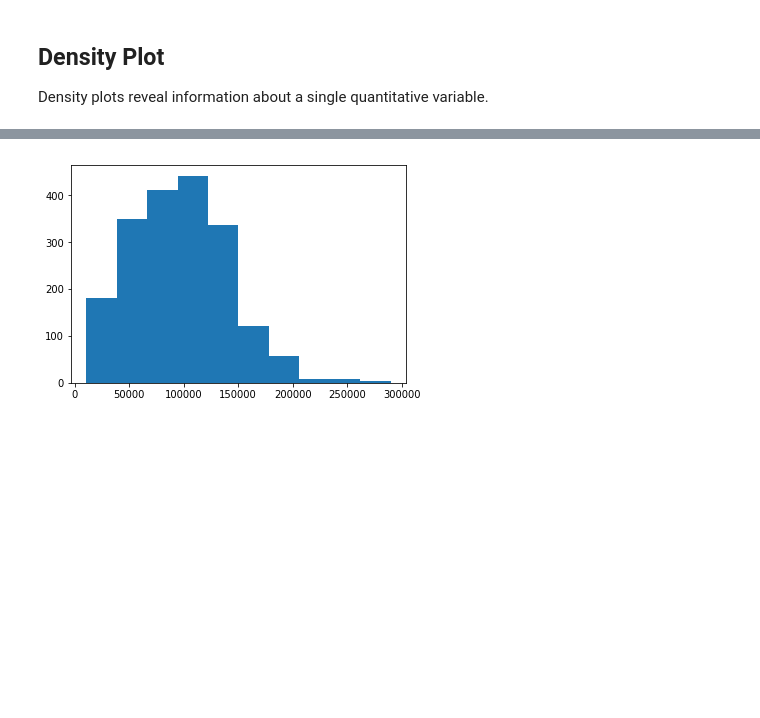
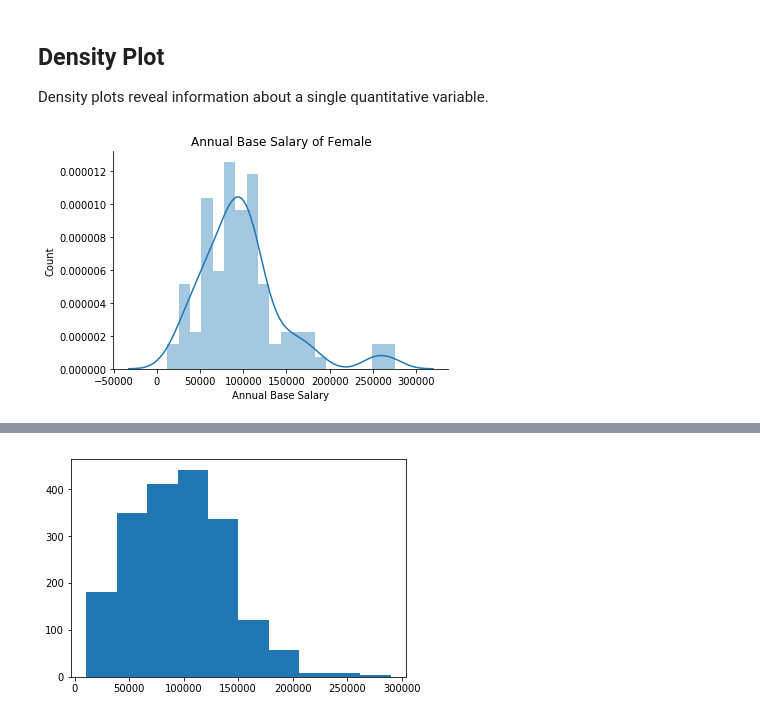
Before and after one commit to stt045/Projects, a Jupyter notebook: FinalProject.ipynb, the cells around one changed output, grey strips where cells are left out. Cells and saved outputs as stored; diff of their text form; code cells hidden in the pictures; blank space fills up the shorter version.

```diff
--- a/FinalProject.ipynb
+++ b/FinalProject.ipynb
@@ -250,4 +250,19 @@ ax.set_xlabel('Gender');
 # %% [markdown]
 ## Density Plot
 Density plots reveal information about a single quantitative variable.
+# %%
+# Build a data frame for density plot of female's annual vase salary
+df_density_plots_female = df_append.copy()
+df_density_plots_female = df_density_plots_female[df_density_plots_female['Gender'] == 'Female']
+df_density_plots_female = df_density_plots_female.drop(columns = ['Annual Bonus', 'Location', 'Position Type', 'Signing Bonus'])
+df_density_plots_female = df_density_plots_female[df_density_plots_female['Annual Base Pay'] < 300000]
+
+# Generate a density plot
+ax = sns.distplot(df_density_plots_female['Annual Base Pay'], bins= 20)
+sns.despine()
+ax.set_title('Annual Base Salary of Female')
+ax.set_ylabel('Count')
+ax.set_xlabel('Annual Base Salary');
+# %% [output]
+[figure, added]
 # %%
```
Also changed, not shown: parts of 3 cells of this notebook.
